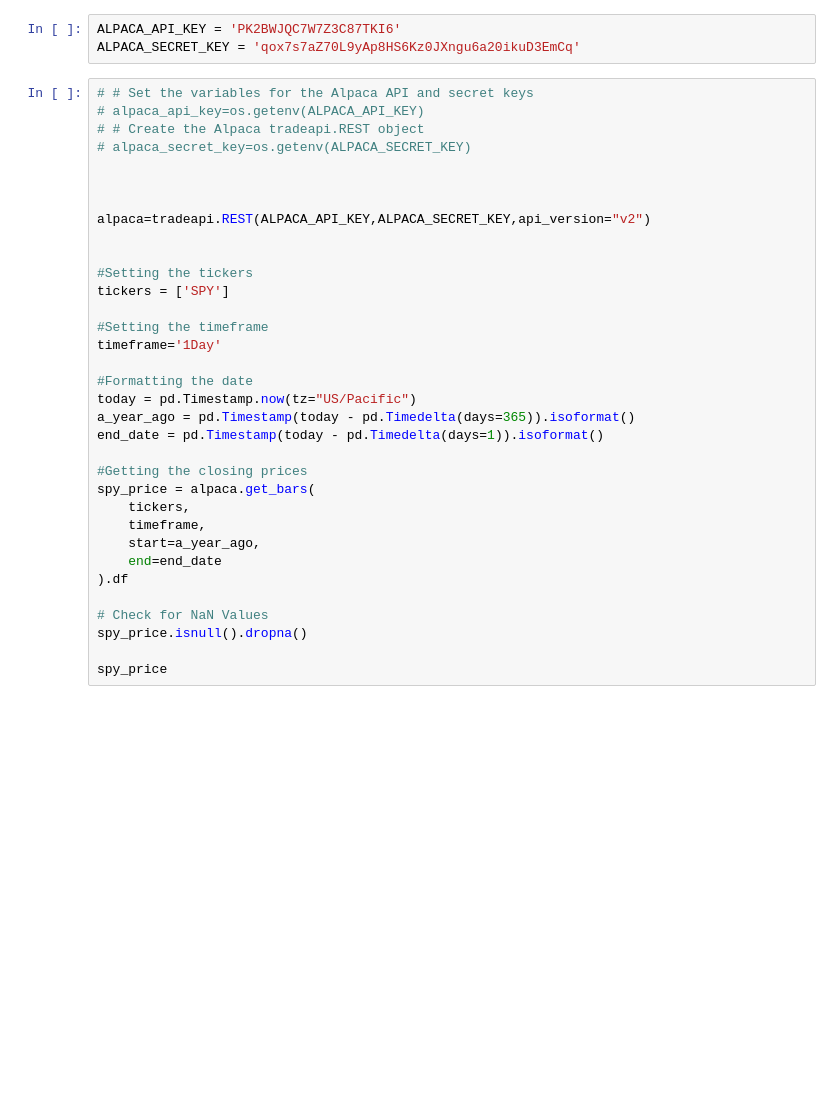
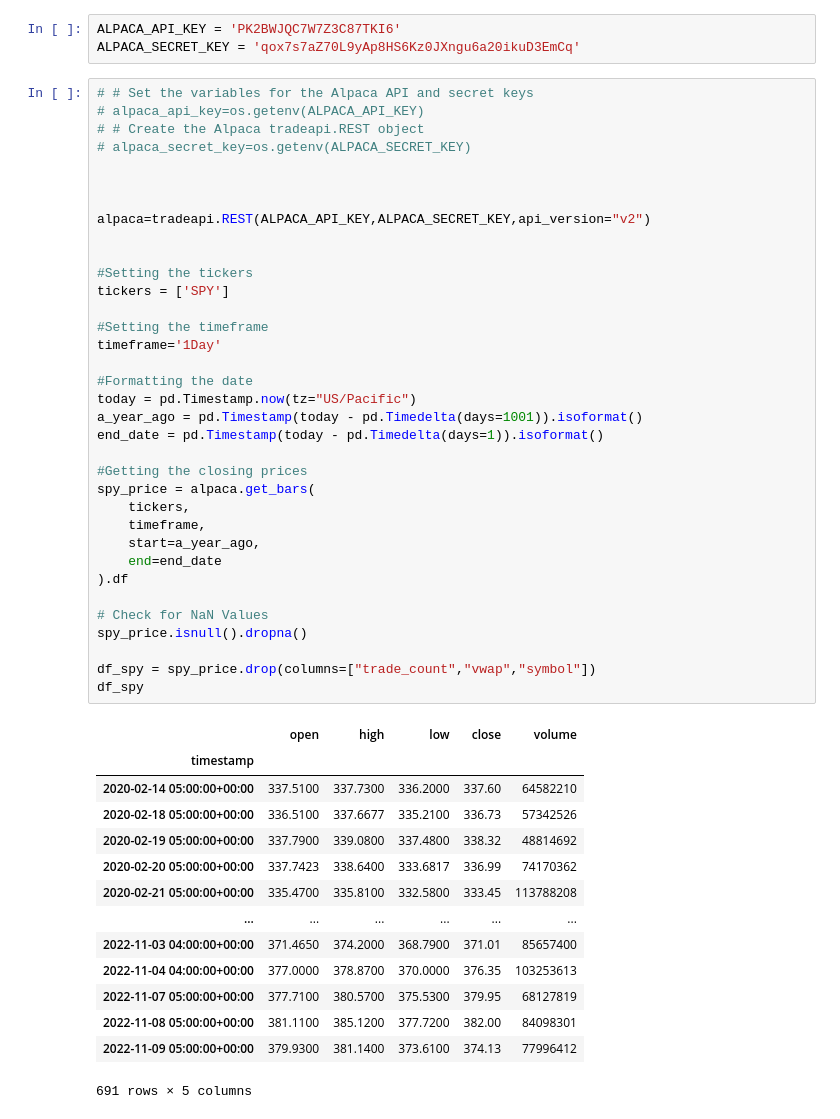
Before and after one commit to jedandroby/Crypto-Stock-dashboard, a Jupyter notebook: kaio.ipynb, the cells around one changed output. Drawn from its saved outputs; the diff is of its cells as text; blank space fills up the shorter version.

```diff
--- a/kaio.ipynb
+++ b/kaio.ipynb
@@ -22,32 +36,48 @@ ALPACA_SECRET_KEY = 'qox7s7aZ70L9yAp8HS6Kz0JXngu6a20ikuD3EmCq'
 # alpaca_api_key=os.getenv(ALPACA_API_KEY)
 # # Create the Alpaca tradeapi.REST object
 # alpaca_secret_key=os.getenv(ALPACA_SECRET_KEY)
 
 
 
 alpaca=tradeapi.REST(ALPACA_API_KEY,ALPACA_SECRET_KEY,api_version="v2")
 
 
 #Setting the tickers
 tickers = ['SPY']
 
 #Setting the timeframe
 timeframe='1Day'
 
 #Formatting the date
 today = pd.Timestamp.now(tz="US/Pacific")
-a_year_ago = pd.Timestamp(today - pd.Timedelta(days=365)).isoformat()
+a_year_ago = pd.Timestamp(today - pd.Timedelta(days=1001)).isoformat()
 end_date = pd.Timestamp(today - pd.Timedelta(days=1)).isoformat()
 
 #Getting the closing prices
 spy_price = alpaca.get_bars(
     tickers,
     timeframe,
     start=a_year_ago,
     end=end_date
 ).df
 
 # Check for NaN Values
 spy_price.isnull().dropna()
 
-spy_price
+df_spy = spy_price.drop(columns=["trade_count","vwap","symbol"])
+df_spy
+# %% [output]
+|  | open | high | low | close | volume |
+| timestamp |  |  |  |  |  |
+| 2020-02-14 05:00:00+00:00 | 337.5100 | 337.7300 | 336.2000 | 337.60 | 64582210 |
+| 2020-02-18 05:00:00+00:00 | 336.5100 | 337.6677 | 335.2100 | 336.73 | 57342526 |
+| 2020-02-19 05:00:00+00:00 | 337.7900 | 339.0800 | 337.4800 | 338.32 | 48814692 |
+| 2020-02-20 05:00:00+00:00 | 337.7423 | 338.6400 | 333.6817 | 336.99 | 74170362 |
+| 2020-02-21 05:00:00+00:00 | 335.4700 | 335.8100 | 332.5800 | 333.45 | 113788208 |
+| ... | ... | ... | ... | ... | ... |
+| 2022-11-03 04:00:00+00:00 | 371.4650 | 374.2000 | 368.7900 | 371.01 | 85657400 |
+| 2022-11-04 04:00:00+00:00 | 377.0000 | 378.8700 | 370.0000 | 376.35 | 103253613 |
+| 2022-11-07 05:00:00+00:00 | 377.7100 | 380.5700 | 375.5300 | 379.95 | 68127819 |
+| 2022-11-08 05:00:00+00:00 | 381.1100 | 385.1200 | 377.7200 | 382.00 | 84098301 |
+| 2022-11-09 05:00:00+00:00 | 379.9300 | 381.1400 | 373.6100 | 374.13 | 77996412 |
+691 rows × 5 columns
```
Also changed, not shown: parts of 12 cells of this notebook.
